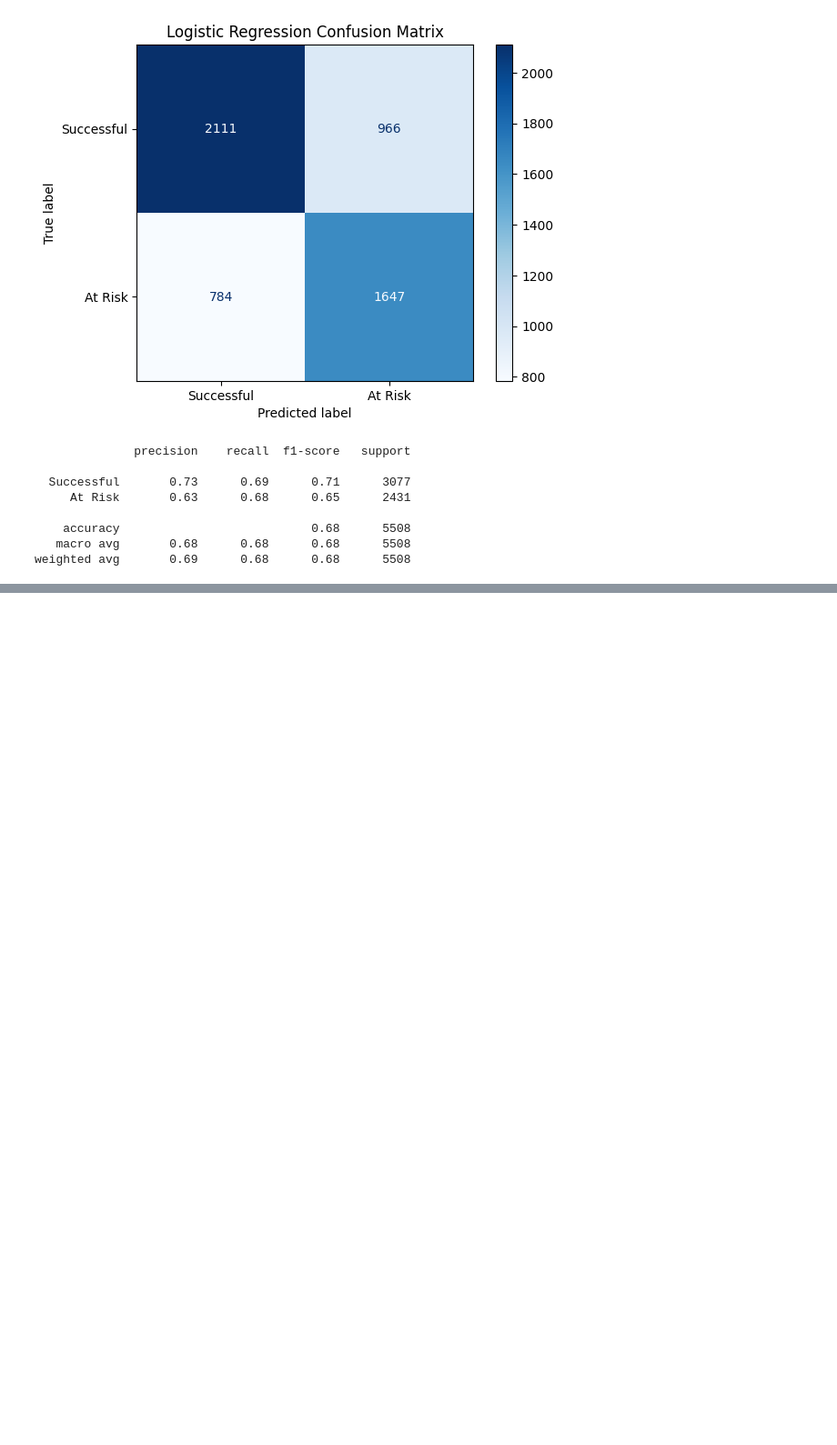
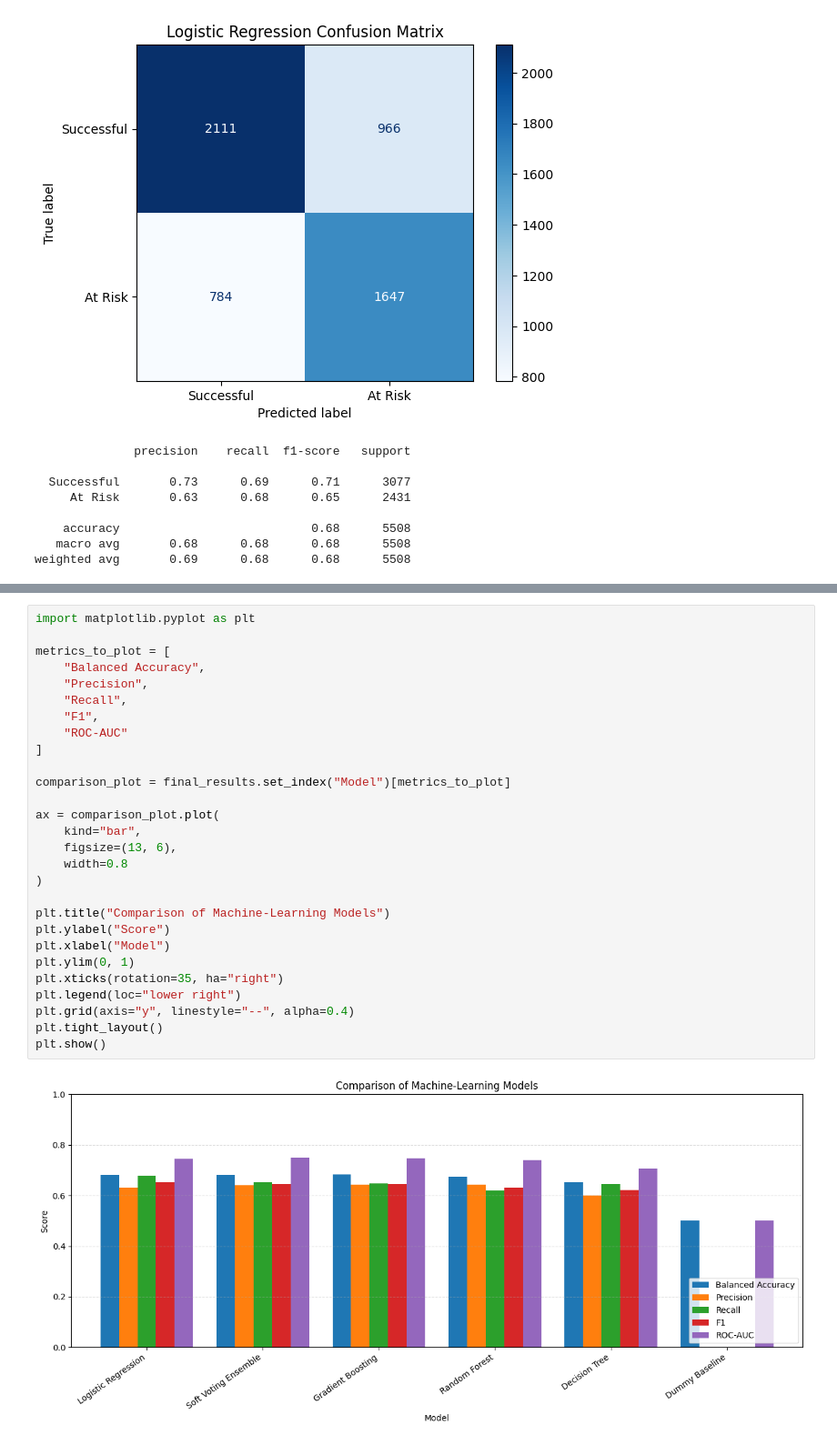
Before and after one commit to dalkhaseeb-D/at-risk-student-prediction, a Jupyter notebook: notebooks/01_data_audit.ipynb, the cells around one changed output, grey strips where cells are left out. Shown at 91% size. Cells and saved outputs as stored; diff of their text form; blank space fills up the shorter version.

Commit message:
Add ensemble, ablation and feature importance analysis

```diff
--- a/notebooks/01_data_audit.ipynb
+++ b/notebooks/01_data_audit.ipynb
@@ -466,0 +514,30 @@ weighted avg       0.69      0.68      0.68      5508
+# %%
+import matplotlib.pyplot as plt
+
+metrics_to_plot = [
+    "Balanced Accuracy",
+    "Precision",
+    "Recall",
+    "F1",
+    "ROC-AUC"
+]
+
+comparison_plot = final_results.set_index("Model")[metrics_to_plot]
+
+ax = comparison_plot.plot(
+    kind="bar",
+    figsize=(13, 6),
+    width=0.8
+)
+
+plt.title("Comparison of Machine-Learning Models")
+plt.ylabel("Score")
+plt.xlabel("Model")
+plt.ylim(0, 1)
+plt.xticks(rotation=35, ha="right")
+plt.legend(loc="lower right")
+plt.grid(axis="y", linestyle="--", alpha=0.4)
+plt.tight_layout()
+plt.show()
+# %% [output]
+[figure, added]
```
Also changed, not shown: parts of 3 cells of this notebook.
